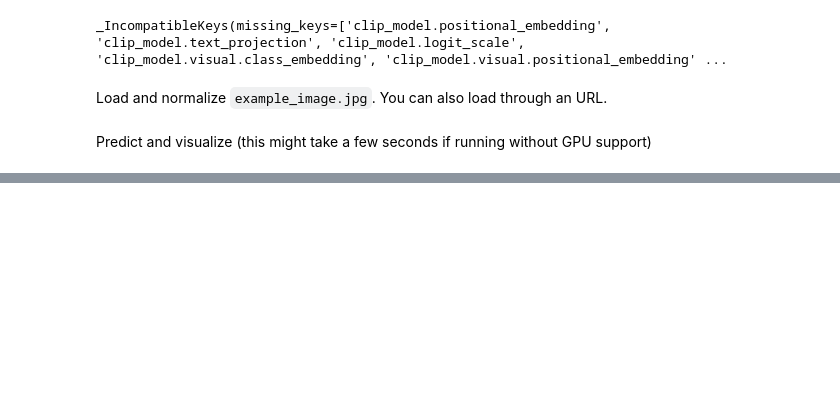
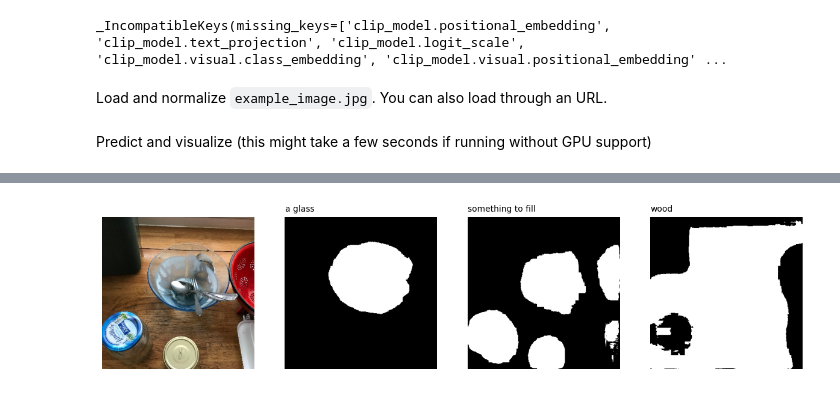
Before and after one commit to ceilingFan456/clipseg, a Jupyter notebook: Quickstart.ipynb, the cells around one changed output, grey strips where cells are left out. Cells and saved outputs as stored; diff of their text form; code cells hidden in the pictures; blank space fills up the shorter version.

Commit message:
Try normalisation to improve the mask

```diff
--- a/Quickstart.ipynb
+++ b/Quickstart.ipynb
@@ -74,0 +78,22 @@ plt.show()
+# %%
+# save the binary masks but after sigmoid, normalise again
+_, ax = plt.subplots(1, 4, figsize=(15, 4))
+[a.axis('off') for a in ax.flatten()]
+
+images = torch.sigmoid(preds)
+ax[0].imshow(input_image)
+
+import cv2
+
+for i in range(3):
+    normalised = (images[i] - images[i].min()) / (images[i].max() - images[i].min())
+
+    mask = (normalised[0] > 0.3).cpu().numpy().astype('uint8') * 255
+    ## resize mask to original image size
+    mask = cv2.resize(mask, (W, H), interpolation=cv2.INTER_NEAREST)
+    cv2.imwrite(f'mask_{prompts[i].replace(" ", "_")}.png', mask)
+    ax[i+1].imshow(mask, cmap='gray')
+    ax[i+1].text(0, -15, prompts[i])
+plt.show()
+# %% [output]
+[figure, added]
```
Also changed, not shown: parts of 3 cells of this notebook.
